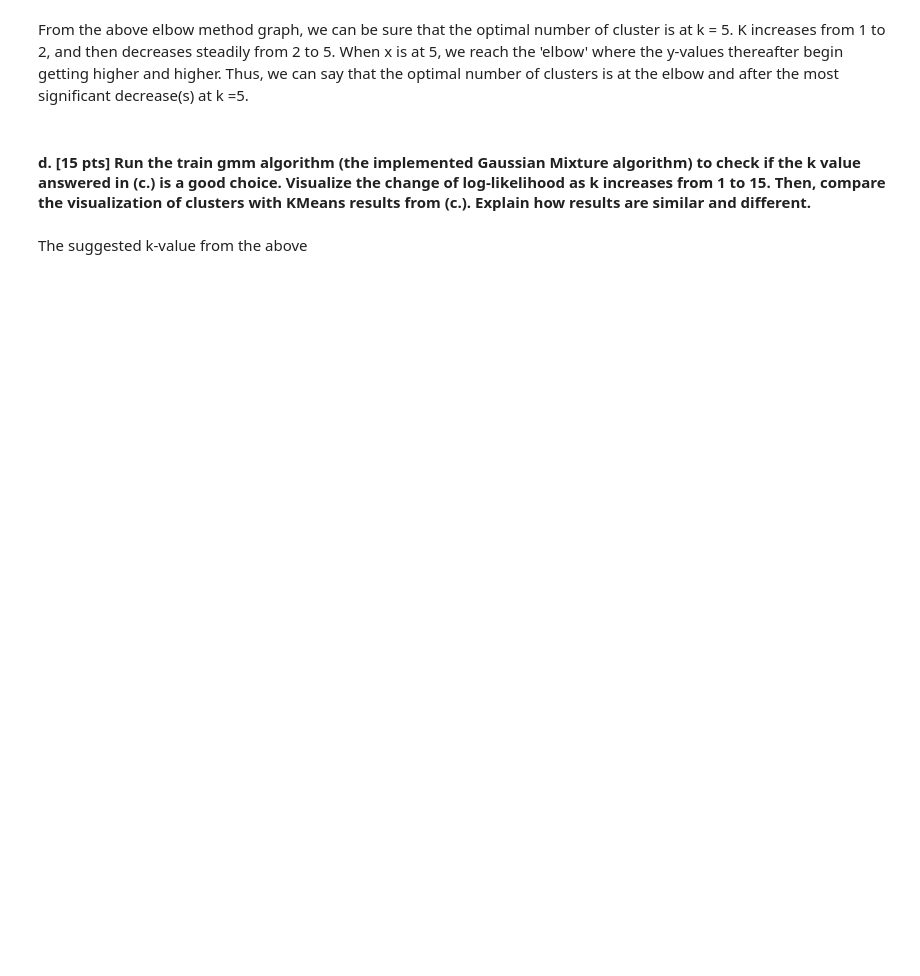
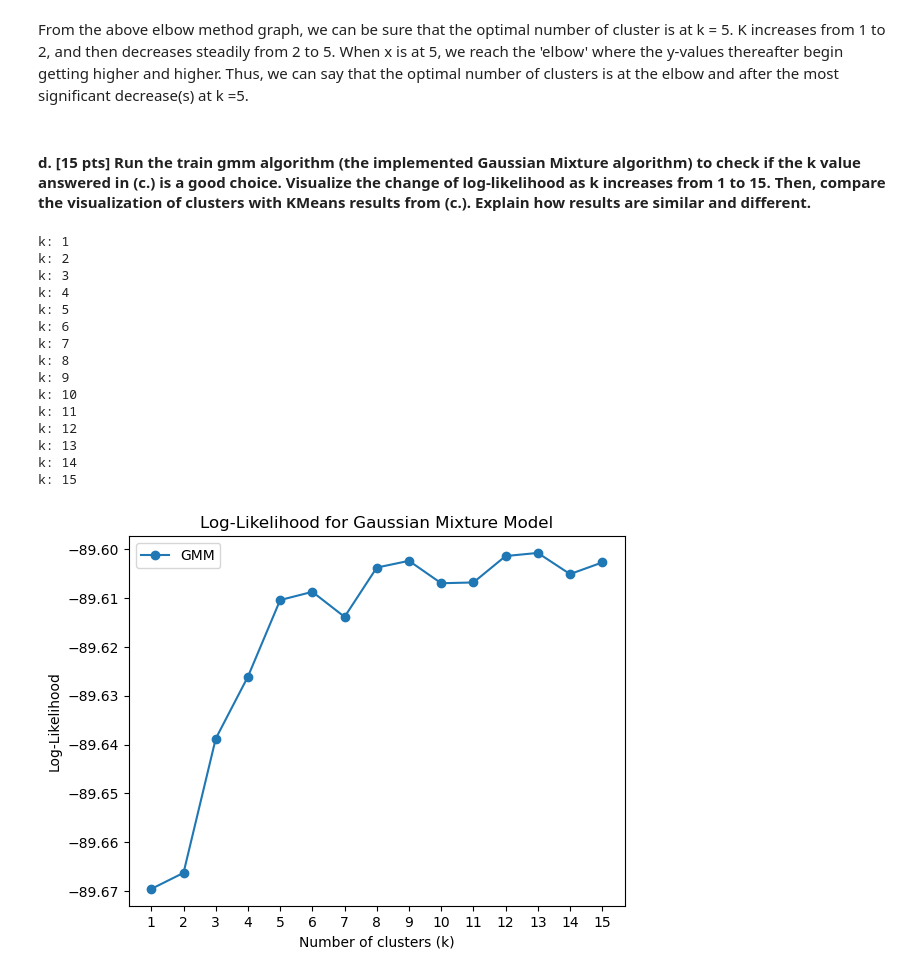
Before and after one commit to matthewpkearney/CS559_HW7, a Jupyter notebook: MattKearney_Homework7.ipynb, the cells around one changed output. Cells and saved outputs as stored; diff of their text form; code cells hidden in the pictures; blank space fills up the shorter version.

```diff
--- a/MattKearney_Homework7.ipynb
+++ b/MattKearney_Homework7.ipynb
@@ -158,7 +158,7 @@ From the above elbow method graph, we can be sure that the optimal number of clu
 # %% [markdown]
 #### d. [15 pts] Run the train gmm algorithm (the implemented Gaussian Mixture algorithm) to check if the k value answered in (c.) is a good choice. Visualize the change of log-likelihood as k increases from 1 to 15. Then, compare the visualization of clusters with KMeans results from (c.). Explain how results are similar and different.
 # %%
-from sklearn.preprocessing import MinMaxScaler
+
 def initialize_clusters(X, n_clusters):
     clusters = []
     idx = np.arange(X.shape[0])
@@ -240,44 +240,63 @@ def train_gmm(X, n_clusters, n_epochs):
             clusters_snapshot.append({
                 'mu_k': cluster['mu_k'].copy(),
                 'cov_k': cluster['cov_k'].copy()
             })
 
         history.append(clusters_snapshot)
 
         expectation_step(X, clusters)
         maximization_step(X, clusters)
 
         likelihood, sample_likelihoods = get_likelihood(X, clusters)
         likelihoods[i] = likelihood
 
-        # if(i == 49):
-        #     print('\tEpoch: ', i + 1, 'Likelihood: ', likelihood)
+        if(i == 49):
+            print('\tEpoch: ', i + 1, 'Likelihood: ', likelihood)
 
     scores = np.log(gamma_nk)
 
     return clusters, likelihoods, scores, sample_likelihoods, history
 
+def MinMaxScaler(data):
+    # minimum / maximum
+    min_vals = np.min(data, axis=0)
+    max_vals = np.max(data, axis=0)
+
+
+    scaled_data = (data - min_vals) / (max_vals - min_vals)
+
+    return scaled_data
 
 centers = range(1,16) # n_clusters = 5
 gmm_likelys = []
-X_scaled = MinMaxScaler().fit_transform(X)
+X_scaled = MinMaxScaler(X)
 for k in centers:
-    # print("k:\n")
-    clusters, likelihoods, _, _, _ = train_gmm(X_scaled, k, n_epochs=50)
-    gmm_likelys.append(likelihoods[-1])
+    print(f"k: {k}")
+    clusters, likelihoods, _, _, _ = train_gmm(X_scaled, k, n_epochs=10)
+    gmm_likelys.append(likelihoods[-1]) #take the last one
 
-    # Plot log-likelihood as a function of k for GMM
+    # log-likelihood plot
 plt.plot(centers, gmm_likelys, marker='o', label='GMM')
 plt.xlabel('Number of clusters (k)')
 plt.ylabel('Log-Likelihood')
 plt.title('Log-Likelihood for Gaussian Mixture Model')
 plt.xticks(centers)
 plt.legend()
 plt.show()
-
-# n_epochs = 50
-
-
-# clusters, likelihoods, scores, sample_likelihoods, history = train_gmm(X, n_clusters, n_epochs)
+# %% [output]
+k: 1
+k: 2
+k: 3
+k: 4
+k: 5
+k: 6
+k: 7
+k: 8
+k: 9
+k: 10
+k: 11
+k: 12
+k: 13
+k: 14
+k: 15
+[figure, added]
-# %% [markdown]
-The suggested k-value from the above
```
Also changed, not shown: parts of 14 cells of this notebook.
